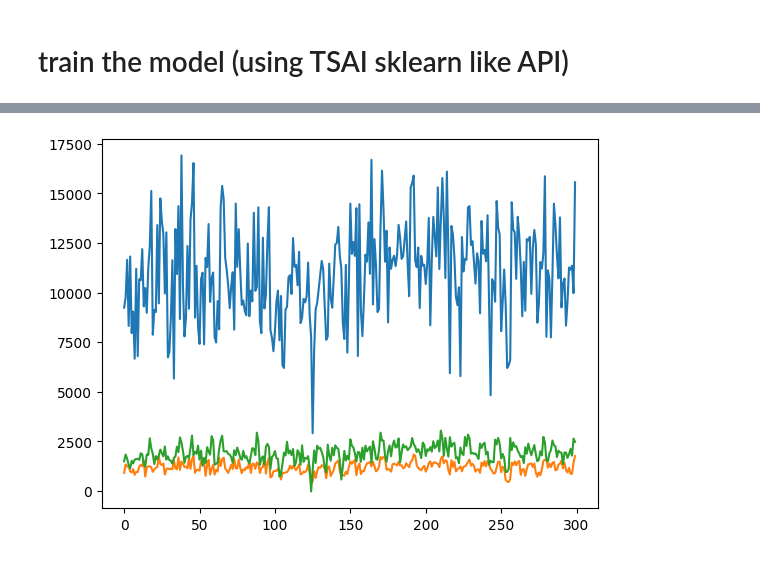
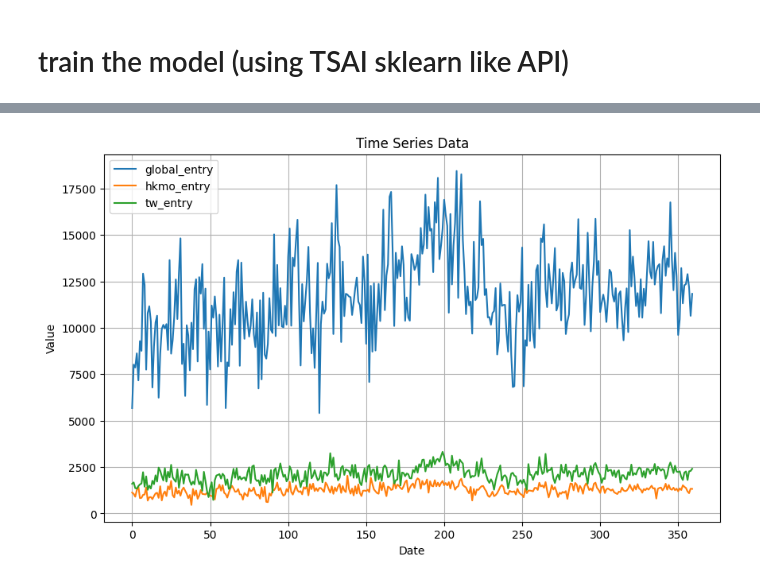
Before and after one commit to jiadol/Travel_Ml, a Jupyter notebook: notebooks/05_prediction.ipynb, the cells around one changed output, grey strips where cells are left out. Saved outputs shown, nothing was run; the diff lists cells and outputs as text; code cells hidden in the pictures.

```diff
--- a/notebooks/05_prediction.ipynb
+++ b/notebooks/05_prediction.ipynb
@@ -136,7 +141,16 @@ learn.fit_one_cycle(50, lr_max=4e-5)
 # %%
 import datetime
 
-model_name = f"PatchTFT_sh_forecast_{datetime.datetime.now().strftime('%Y%m%d%H%M%S')}.pth"
-torch.save(learn.model, f"../models/{model_name}", pickle_protocol=2)
-model_name
+model_name = 'PatchTFT_sh_forecast_20240314212453.pth'
+
+if notebook_mode == 'train':
+    model_name = f"PatchTFT_sh_forecast_{datetime.datetime.now().strftime('%Y%m%d%H%M%S')}.pth"
+    torch.save(learn.model, f"../models/{model_name}", pickle_protocol=2)
+    model = learn.model
+    model.eval()
+elif notebook_mode == 'predict':
+    model = torch.load(f'../models/{model_name}', map_location=device)
+    model.eval()
+
+model
 # %% [output]
@@ -166,7 +175,7 @@ PatchTST(
 import numpy as np
 
 # 单步多次预测
-predict_len = 30
+predict_len = 2
 pred = []
 val = data.values
 step = val[-window_length:]
@@ -184,10 +193,29 @@ pred = pd.DataFrame(pred.reshape(-1, dls.vars), columns=data.columns)
 for column in pred.columns:
     shape = pred[column].values.shape
     pred[column] = scalers[column].inverse_transform(pred[column].values.reshape(shape[0], -1))
+# %%
+def plot_time_series(df, title='Time Series Data', xlabel='Date', ylabel='Value', figsize=(10, 6)):
+    """
+    绘制一个或多个时序数据的函数。
+
+    参数:
+    - df: 一个pandas DataFrame，索引为日期时间类型，每一列是一个时间序列。
+    - title: 图表的标题。
+    - xlabel: x轴的标签。
+    - ylabel: y轴的标签。
+    - figsize: 图表的尺寸，以英寸为单位。
+    """
+    plt.figure(figsize=figsize)
+    for column in df.columns:
+        plt.plot(df.index, df[column], label=column)
+
+    plt.title(title)
+    plt.xlabel(xlabel)
+    plt.ylabel(ylabel)
+    plt.legend()
+    plt.grid(True)
+    plt.show()
 # %%
-from matplotlib import pyplot as plt
-
-plt.plot(pred)
-plt.show()
+plot_time_series(pred)
 # %% [output]
-[figure, old version]
+[figure, new version]
```
Also changed, not shown: parts of 10 cells of this notebook, 3 other files.
